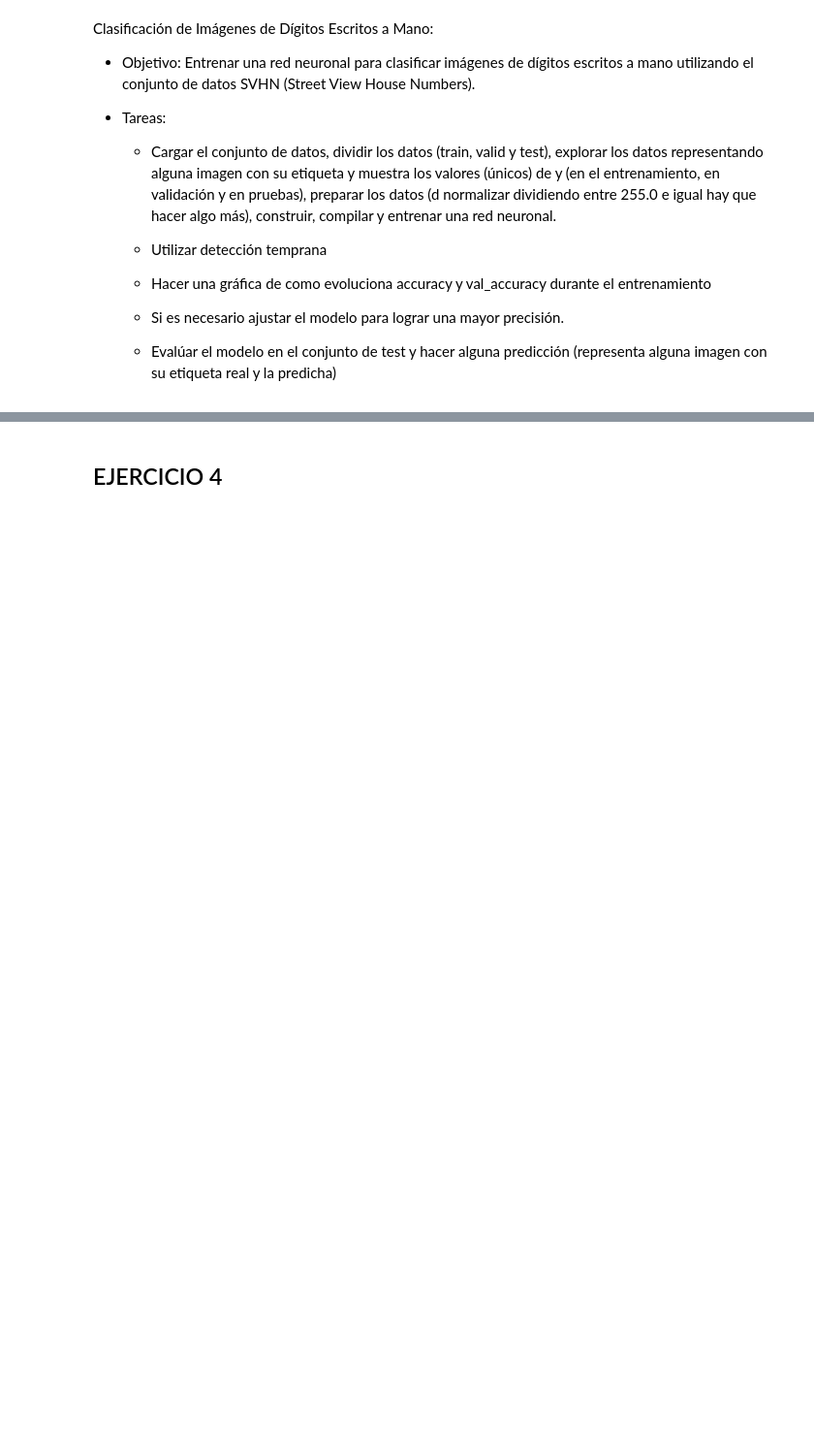
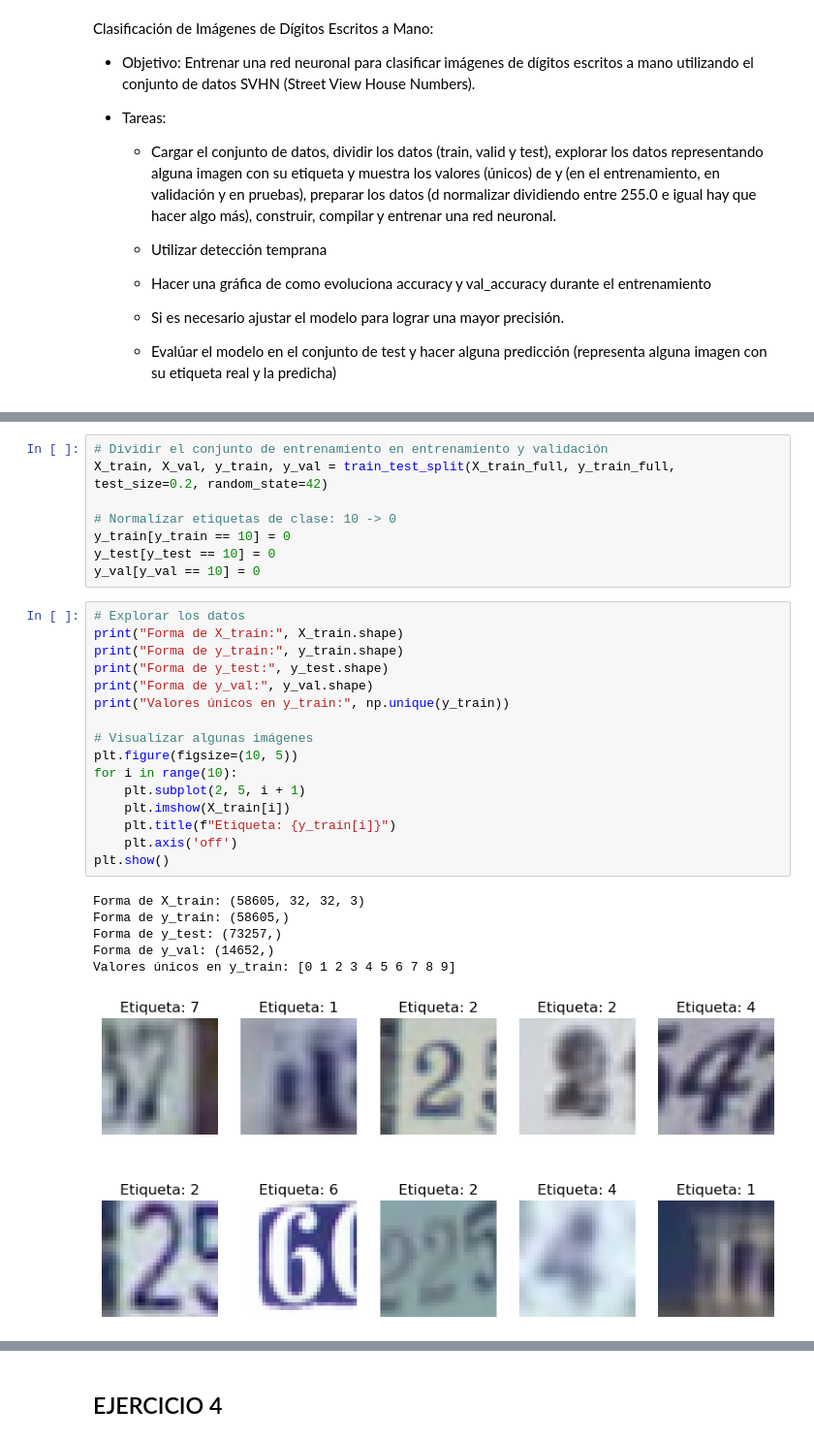
Before and after one commit to jonfdg9/IA, a Jupyter notebook: SAPA/Redes Neuronales/4_3Ejercicios.ipynb, the cells around one changed output, grey strips where cells are left out. Shown: that part at 97% size. Saved outputs shown, nothing was run; the diff lists cells and outputs as text; blank space fills up the shorter version.

```diff
--- a/SAPA/Redes Neuronales/4_3Ejercicios.ipynb
+++ b/SAPA/Redes Neuronales/4_3Ejercicios.ipynb
@@ -205,0 +163,31 @@ Downloading data from http://ufldl.stanford.edu/housenumbers/train_32x32.mat
+# %%
+# Dividir el conjunto de entrenamiento en entrenamiento y validación
+X_train, X_val, y_train, y_val = train_test_split(X_train_full, y_train_full, test_size=0.2, random_state=42)
+
+# Normalizar etiquetas de clase: 10 -> 0
+y_train[y_train == 10] = 0
+y_test[y_test == 10] = 0
+y_val[y_val == 10] = 0
+# %%
+# Explorar los datos
+print("Forma de X_train:", X_train.shape)
+print("Forma de y_train:", y_train.shape)
+print("Forma de y_test:", y_test.shape)
+print("Forma de y_val:", y_val.shape)
+print("Valores únicos en y_train:", np.unique(y_train))
+
+# Visualizar algunas imágenes
+plt.figure(figsize=(10, 5))
+for i in range(10):
+    plt.subplot(2, 5, i + 1)
+    plt.imshow(X_train[i])
+    plt.title(f"Etiqueta: {y_train[i]}")
+    plt.axis('off')
+plt.show()
+# %% [output]
+Forma de X_train: (58605, 32, 32, 3)
+Forma de y_train: (58605,)
+Forma de y_test: (73257,)
+Forma de y_val: (14652,)
+Valores únicos en y_train: [0 1 2 3 4 5 6 7 8 9]
+[figure, added]
```
Also changed, not shown: parts of 13 cells of this notebook, 3 other files.
